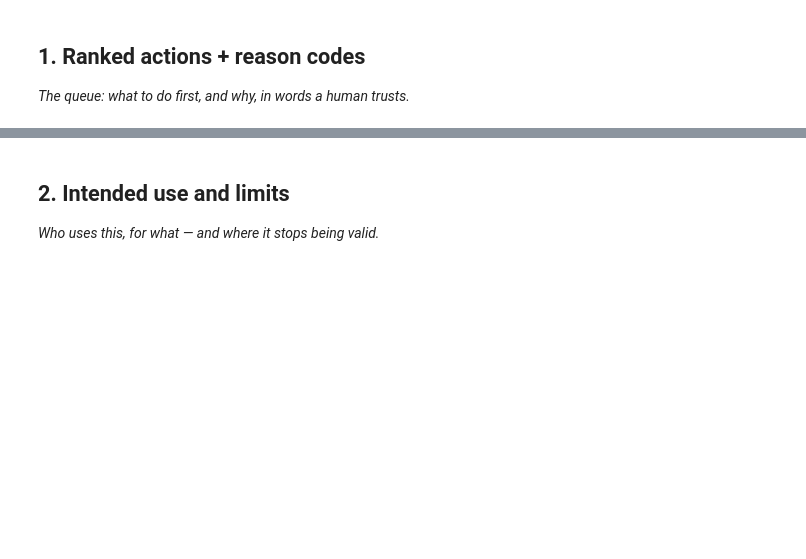
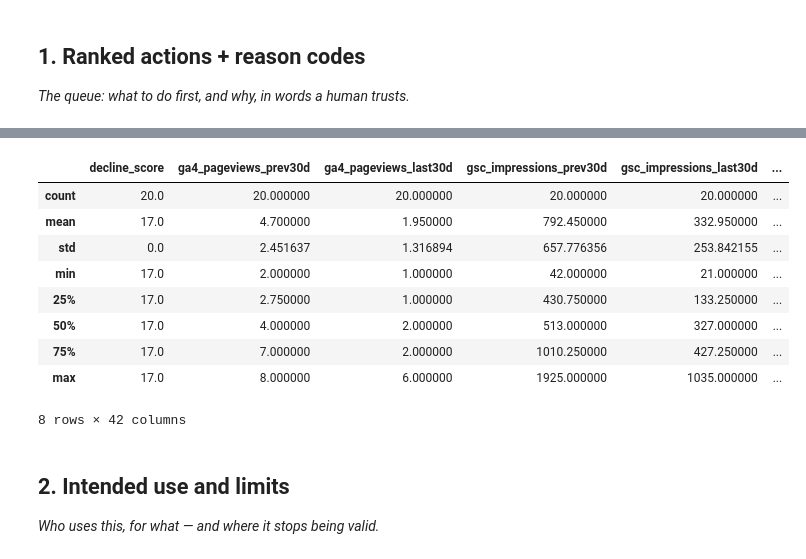
Before and after one commit to MuhammadFaizan0023/FlyRank_ML_internship_repo, a Jupyter notebook: work/notebooks/w07_action_playbook.ipynb, the cells around one changed output, grey strips where cells are left out. Drawn from its saved outputs; the diff is of its cells as text; code cells hidden in the pictures; blank space fills up the shorter version.

```diff
--- a/work/notebooks/w07_action_playbook.ipynb
+++ b/work/notebooks/w07_action_playbook.ipynb
@@ -16,3 +75,65 @@ This skeleton is yours to fill. Work the sections **in order** — each one has
+# %%
+# Calculate and display summary statistics for the top decline targets to verify signals
+top_queue = ranked_queue.head(20)
+
+# Let's inspect the key metrics of the highest decline-score pages
+summary_stats = top_queue[[
+    'decline_score',
+    'ga4_pageviews_prev30d',
+    'ga4_pageviews_last30d',
+    'gsc_impressions_prev30d',
+    'gsc_impressions_last30d',
+    'gsc_clicks_prev30d',
+    'gsc_clicks_last30d',
+    'gsc_avg_position_prev30d',
+    'gsc_avg_position_last30d',
+    'ga4_sessions_prev30d',
+    'ga4_sessions_last30d',
+    'ga4_users_prev30d',
+    'ga4_users_last30d',
+    "'ga4_engaged_session_prev30",
+    "'ga4_engaged_session_last30",
+    'ga4_total_engagement_sec_prev30',
+    'ga4_total_engagement_sec_last30',
+    'sessions_organic_prev30',
+    'sessions_organic_last30',
+    'sessions_direct_prev30',
+    'sessions_direct_last30',
+    'sessions_referral_prev30',
+    'sessions_referral_last30',
+    'sessions_social_prev30',
+    'sessions_social_last30',
+    'sessions_paid_prev30',
+    'sessions_paid_last30',
+    'sessions_ai_prev30',
+    'sessions_ai_last30',
+    'scroll_events_prev30',
+    'scroll_events_last30',
+    'cpc_prev30',
+    'cpc_last30',
+    'backlinks_prev30',
+    'backlinks_last30',
+    'ctr_prev30',
+    'ctr_last30',
+    'engagement_rate_prev30',
+    'engagement_rate_last30',
+    'scroll_events_rate_prev30',
+    'scroll_events_rate_last30',
+    'days_since_update_last30'
+]].describe()
+
+display(summary_stats)
+# %% [output]
+|  | decline_score | ga4_pageviews_prev30d | ga4_pageviews_last30d | gsc_impressions_prev30d | gsc_impressions_last30d | ... |
+| count | 20.0 | 20.000000 | 20.000000 | 20.000000 | 20.000000 | ... |
+| mean | 17.0 | 4.700000 | 1.950000 | 792.450000 | 332.950000 | ... |
+| std | 0.0 | 2.451637 | 1.316894 | 657.776356 | 253.842155 | ... |
+| min | 17.0 | 2.000000 | 1.000000 | 42.000000 | 21.000000 | ... |
+| 25% | 17.0 | 2.750000 | 1.000000 | 430.750000 | 133.250000 | ... |
+| 50% | 17.0 | 4.000000 | 2.000000 | 513.000000 | 327.000000 | ... |
+| 75% | 17.0 | 7.000000 | 2.000000 | 1010.250000 | 427.250000 | ... |
+| max | 17.0 | 8.000000 | 6.000000 | 1925.000000 | 1035.000000 | ... |
+8 rows × 42 columns
 # %% [markdown]
 ## 2. Intended use and limits
 
```
Also changed, not shown: parts of 12 cells of this notebook.
